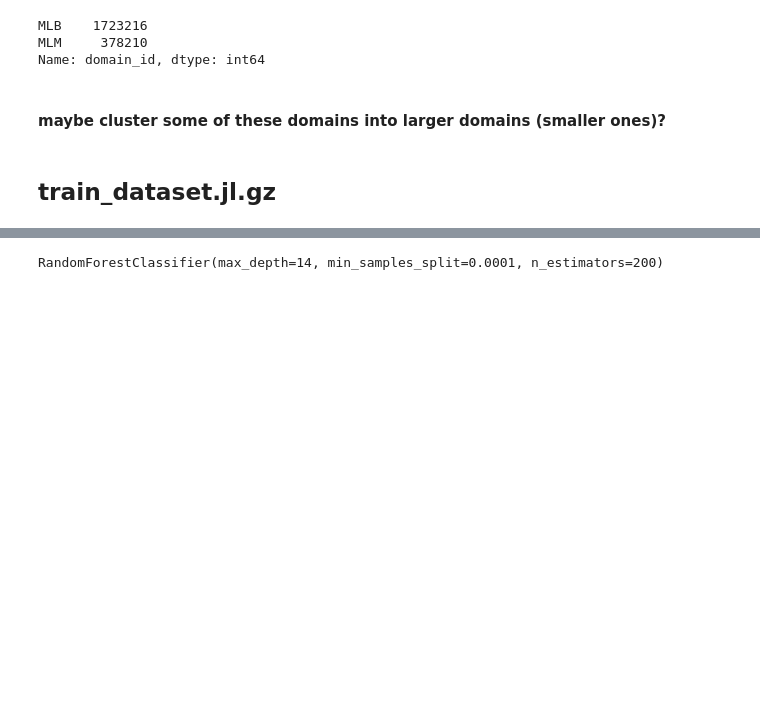
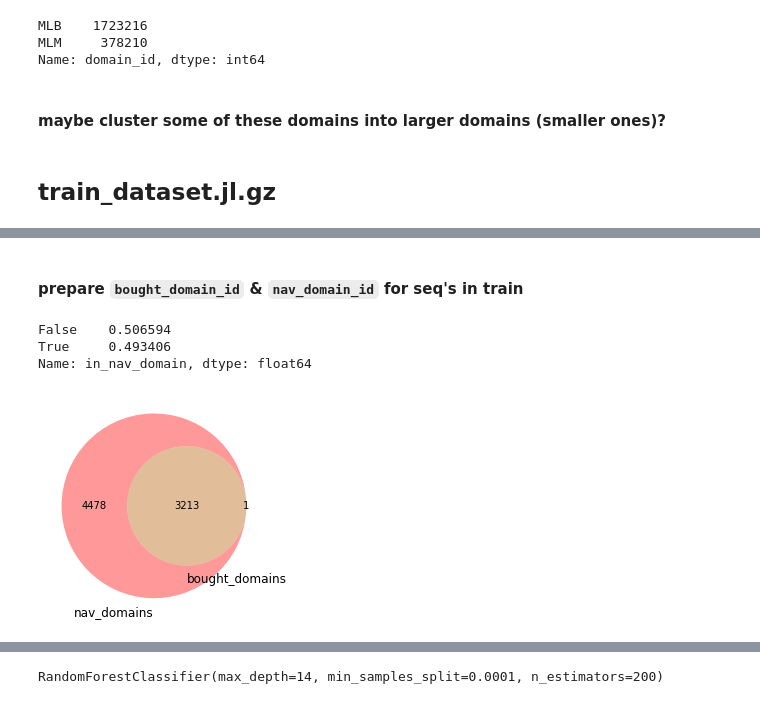
Before and after one commit to hitoshinagano/MercadoLibre_2020, a Jupyter notebook: notebooks/EDA_dataprep.ipynb, the cells around one changed output, grey strips where cells are left out. Drawn from its saved outputs; the diff is of its cells as text; code cells hidden in the pictures; blank space fills up the shorter version.

Commit message:
notebooks update for correct implicit train/test

```diff
--- a/notebooks/EDA_dataprep.ipynb
+++ b/notebooks/EDA_dataprep.ipynb
@@ -146,0 +186,34 @@ Wall time: 10.7 s
+# %%
+item_domain_fn = 'item_domain.pkl'
+item_domain_fp = os.path.join(processed_data_dir, item_domain_fn)
+item_domain = pd.read_pickle(item_domain_fp)
+# %% [markdown]
+#### prepare `bought_domain_id` & `nav_domain_id` for seq's in train
+# %%
+train = pd.merge(train, item_domain[['item_id', 'domain_id']], how = 'left',
+                 left_on = 'item_bought', right_on = 'item_id')
+
+train.rename(columns = {'domain_id': 'bought_domain_id'}, inplace = True)
+
+train = pd.merge(train, item_domain[['item_id', 'domain_id']], how = 'left',
+                 left_on = 'event_info', right_on = 'item_id')
+
+train.rename(columns = {'domain_id': 'nav_domain_id'}, inplace = True)
+
+train.drop(['item_id_x', 'item_id_y'], axis = 1, inplace = True)
+
+train['in_nav_domain'] = train.bought_domain_id == train.nav_domain_id
+# %%
+train.groupby('seq').in_nav_domain.any().value_counts(normalize = True)
+# %% [output]
+False    0.506594
+True     0.493406
+Name: in_nav_domain, dtype: float64
+# %%
+nav_domains = set(train.nav_domain_id.unique())
+bought_domains = set(train.bought_domain_id.unique())
+
+venn2([nav_domains, bought_domains], ('nav_domains', 'bought_domains'))
+plt.show()
+# %% [output]
+[figure, added]
```
Also changed, not shown: parts of 52 cells of this notebook, 8 other files.
